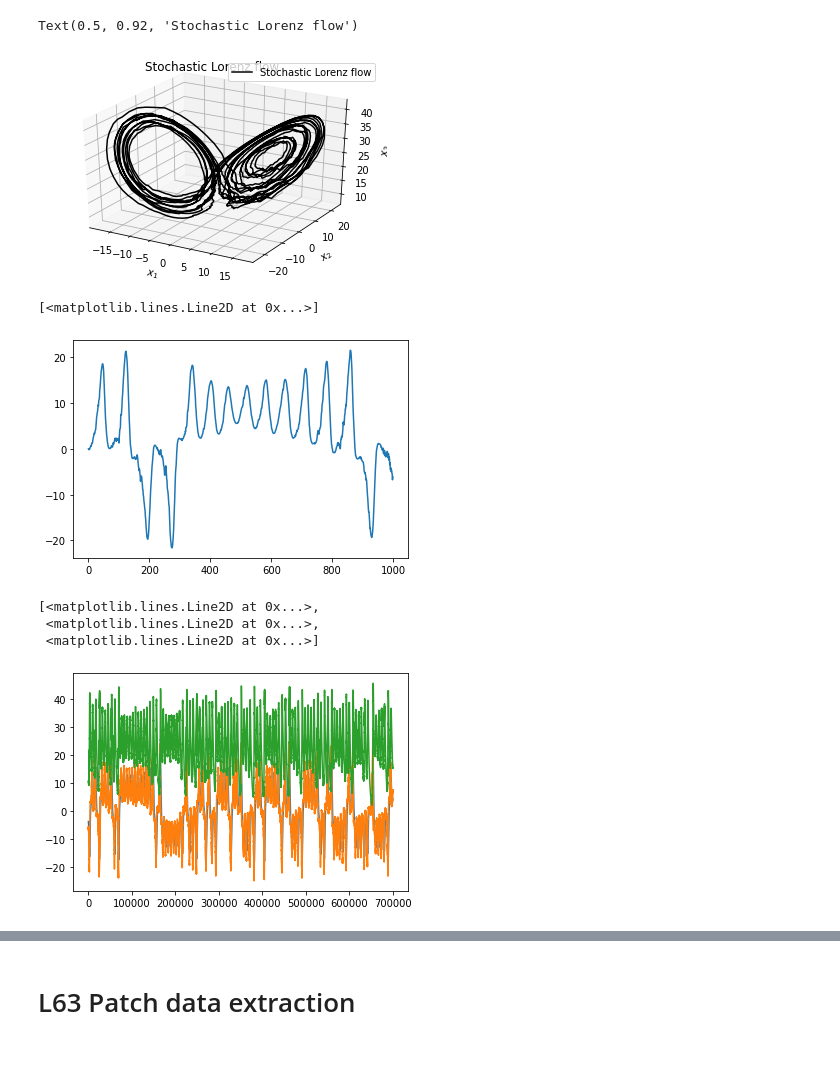
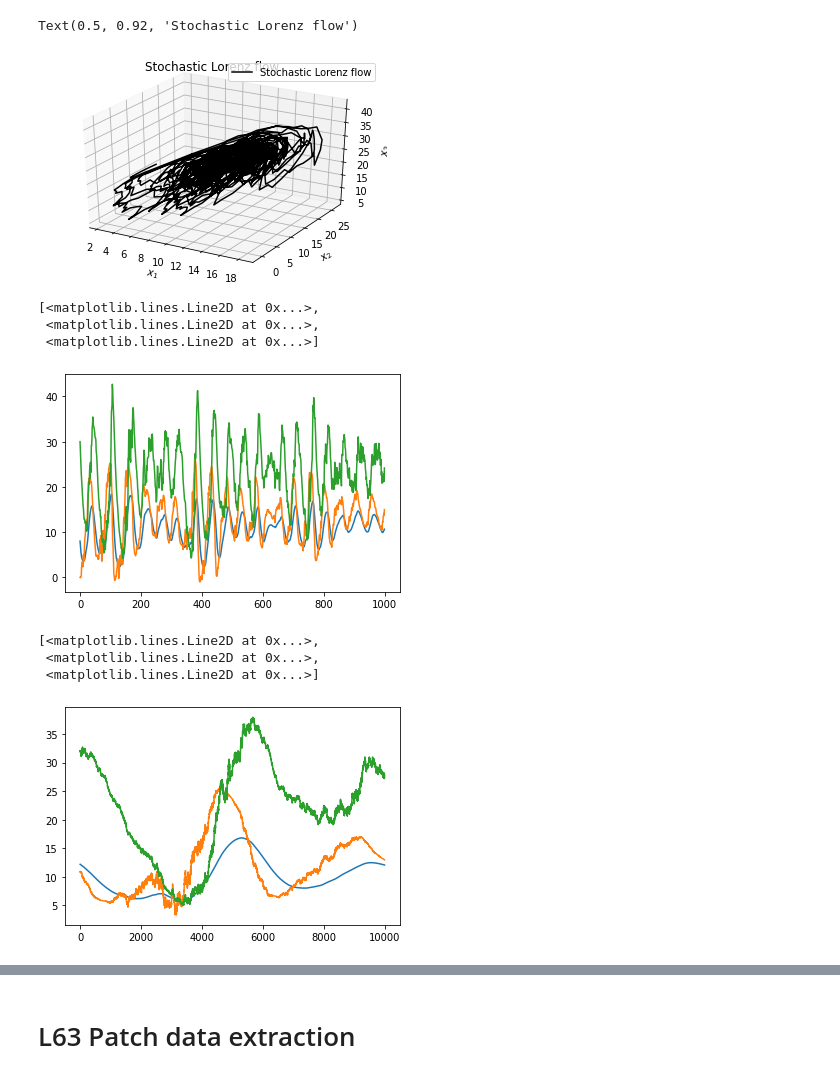
Before and after one commit to RaniaBouchrara/Stage-Rania, a Jupyter notebook: Lorenz_stochastique.ipynb, the cells around one changed output, grey strips where cells are left out. Saved outputs shown, nothing was run; the diff lists cells and outputs as text; code cells hidden in the pictures.

```diff
--- a/Lorenz_stochastique.ipynb
+++ b/Lorenz_stochastique.ipynb
@@ -34,15 +30,20 @@ class GD:
         sigma = 10.0
         rho = 28.0
         beta = 8.0/3
-        theta = 10.0
+        theta = 1.0
+
     dt_integration = 0.01 # integration time
     dt_states = 1 # number of integeration times between consecutive states (for xt and catalog)
-    dt_obs = 8 # number of integration times between consecutive observations (for yo)
-    var_obs = np.array([0,1,2]) # indices of the observed variables
-    nb_loop_train = 110.01 # size of the catalog #10**2
+    dt_obs = 8# number of integration times between consecutive observations (for yo)
+    var_obs = np.array([0,1]) # indices of the observed variables
+    nb_loop_train = 110.01 # size of the catalog
+    nb_loop_test = 100 # size of the true state and noisy observations
+    sigma2_catalog = 0.0 # variance of the model error to generate the catalog
+    sigma2_obs = 0.0 # variance of the observation error to generate observation
+
+    '''var_obs = np.array([0,1,2]) # indices of the observed variables
     nb_loop_test = 10 # size of the true state and noisy observations
-    sigma2_catalog = 0.0 # variance of the model error to generate the catalog
-    sigma2_obs = 2.0 # variance of the observation error to generate observation
+    sigma2_obs = 2.0 # variance of the observation error to generate observation'''
 # %%
 #définition des équations différentielles stochastiques
 def Stoch_Lorenz_63(S,t,sigma=GD.parameters.sigma, rho = GD.parameters.rho, beta = GD.parameters.beta, theta = GD.parameters.theta):
@@ -83,13 +84,15 @@ plt.legend([line1], ['Stochastic Lorenz flow'])
 plt.title('Stochastic Lorenz flow')
 # %% [output]
 Text(0.5, 0.92, 'Stochastic Lorenz flow')
-[figure, old version]
+[figure, new version]
 # %%
 #simulation de la série temporelle
-plt.plot(S_u[:1000,1])
+plt.plot(S_u[:1000,:])
 # %% [output]
-[<matplotlib.lines.Line2D at 0x...>]
+[<matplotlib.lines.Line2D at 0x...>,
+ <matplotlib.lines.Line2D at 0x...>,
+ <matplotlib.lines.Line2D at 0x...>]
-[figure, old version]
+[figure, new version]
 # %%
 def generate_data(GD):
     """ Generate the true state, noisy observations and catalog of numerical simulations. """
@@ -157,12 +160,12 @@ def generate_data(GD):
 #run the data generation
 catalog, xt, yo = generate_data(GD)
 # %%
-plt.plot(catalog.analogs)
+plt.plot(catalog.analogs[:10000,:])
 # %% [output]
 [<matplotlib.lines.Line2D at 0x...>,
  <matplotlib.lines.Line2D at 0x...>,
  <matplotlib.lines.Line2D at 0x...>]
-[figure, old version]
+[figure, new version]
 # %%
 #training data
 batch_size = 50
```
Also changed, not shown: parts of 14 cells of this notebook.
